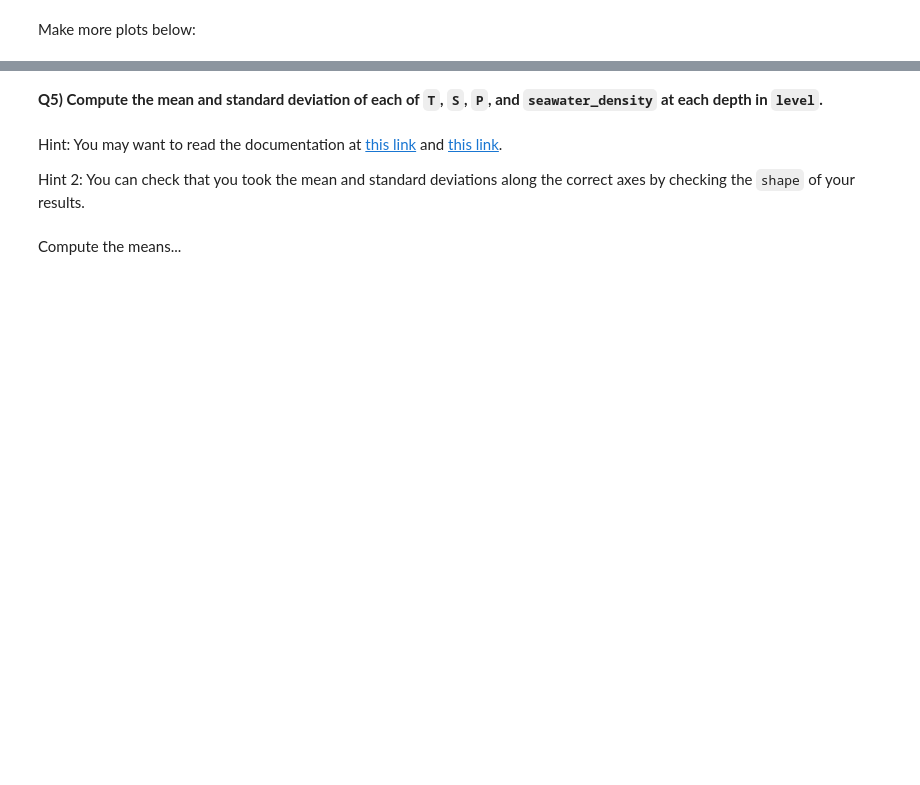
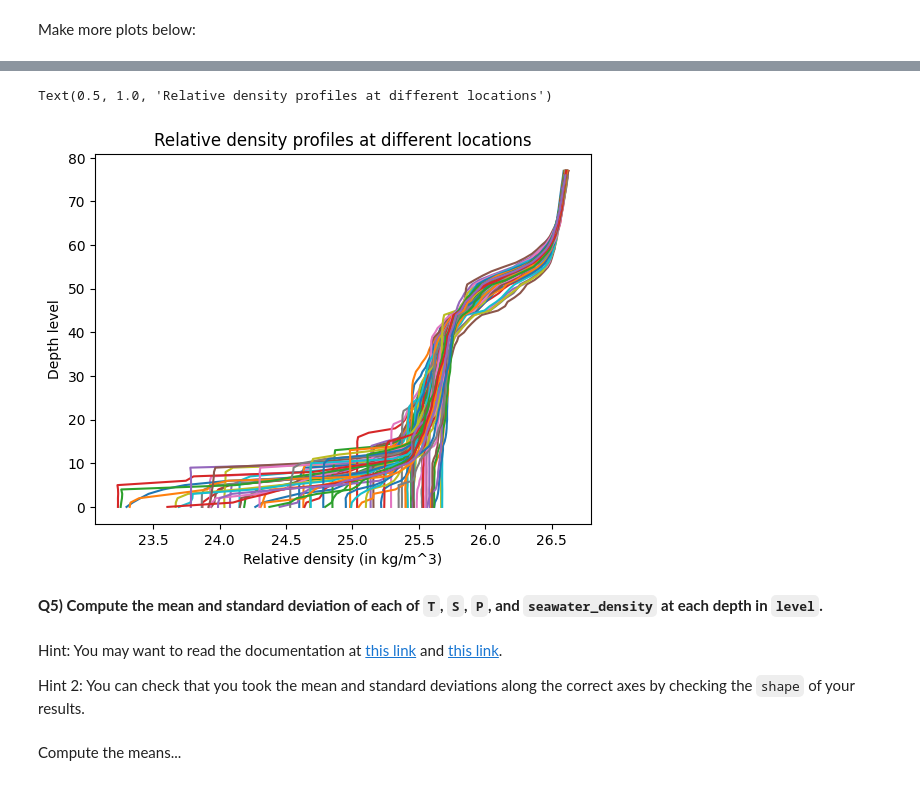
Before and after one commit to mdunand2/2023_Intro_Python, a Jupyter notebook: ML_EES/IP/W2_S1.ipynb, the cells around one changed output, grey strips where cells are left out. Drawn from its saved outputs; the diff is of its cells as text; code cells hidden in the pictures; blank space fills up the shorter version.

```diff
--- a/ML_EES/IP/W2_S1.ipynb
+++ b/ML_EES/IP/W2_S1.ipynb
@@ -230,2 +236,4 @@ ___ = CT_from_t(___,___,___)
+# %%
+conservative_temperature = CT_from_t(S, T, P)
 # %% [markdown]
 Calculate the `relative density` using the equation above
@@ -234,3 +240,5 @@ ___ = ___
+# %%
+relative_density = a*S + b*conservative_temperature + c*conservative_temperature**2
 # %% [markdown]
 **Q4) Make a plot for each column of data in `T`, `S`, `P`, and
 `relative_density` (four plots)**
@@ -258,3 +285,11 @@ Make more plots below:
+# %%
+plt.plot(relative_density,level); # The semi-colon prevents printing the line objects
+plt.xlabel('Relative density (in kg/m^3)') # Takes a string as argument
+plt.ylabel('Depth level')
+plt.title('Relative density profiles at different locations')
+# %% [output]
+Text(0.5, 1.0, 'Relative density profiles at different locations')
+[figure, added]
 # %% [markdown]
 **Q5) Compute the mean and standard deviation of each of `T`, `S`, `P`, and `seawater_density` at each depth in `level`.**
 # %% [markdown]
```
Also changed, not shown: parts of 29 cells of this notebook.
